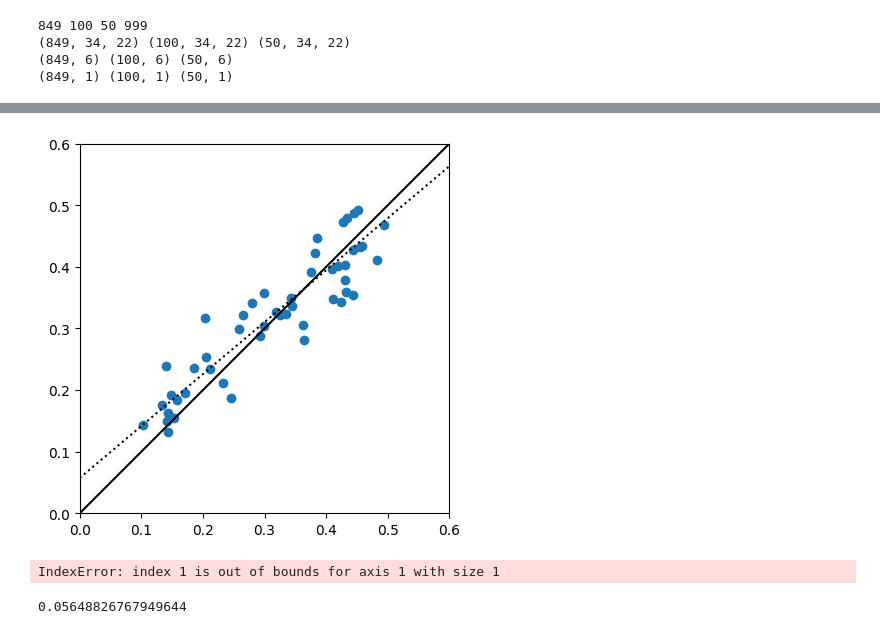
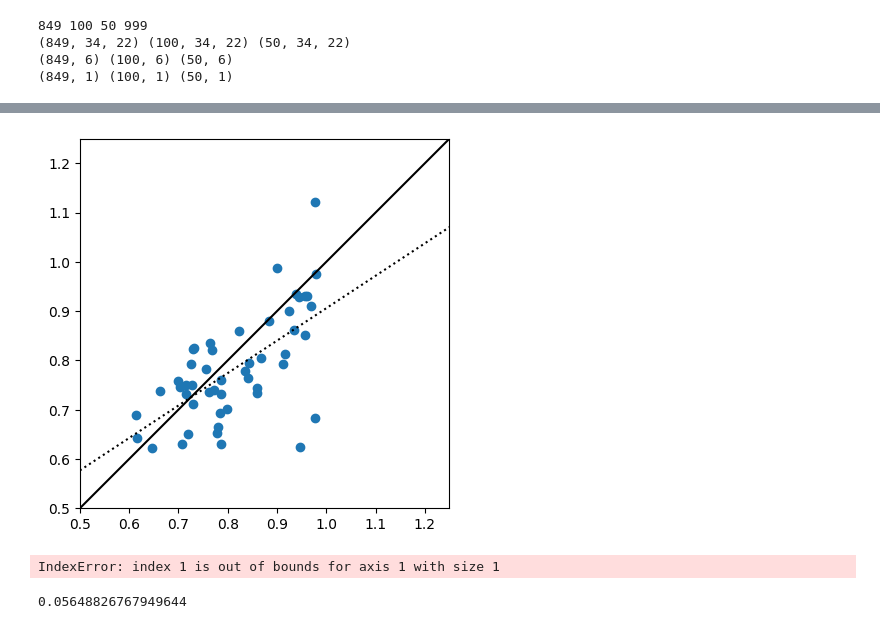
Before and after one commit to shubhagrawal30/CosmoIM, a Jupyter notebook: notebooks/neural_networks.ipynb, the cells around one changed output, grey strips where cells are left out. Drawn from its saved outputs; the diff is of its cells as text; code cells hidden in the pictures.

```diff
--- a/notebooks/neural_networks.ipynb
+++ b/notebooks/neural_networks.ipynb
@@ -201,7 +201,7 @@ print(train_y.shape, val_y.shape, test_y.shape)
 
 output_num = 1
 
-train_y, val_y, test_y = train_y[:,:output_num], val_y[:,:output_num], test_y[:,:output_num]
+train_y, val_y, test_y = train_y[:,1:2], val_y[:,1:2], test_y[:,1:2]
 print(train_y.shape, val_y.shape, test_y.shape)
 # %% [output]
 849 100 50 999
@@ -257,8 +257,8 @@ Non-trainable params: 0
 _________________________________________________________________
 # %%
 predictions = model.predict(test_x)
-upp_lims = [0.6, 1.25, 5, 4, 2, 2]
-low_lims = [0, 0.5, -1, 0, 0, 0]
+upp_lims = [0.6, 1.25, 5, 4, 2, 2][1:]
+low_lims = [0, 0.5, -1, 0, 0, 0][1:]
 for ind, (low_lim, upp_lim) in enumerate(zip(low_lims, upp_lims)):
     p = np.poly1d(np.polyfit(test_y[:, ind], predictions[:, ind], 1))
     plt.figure()
@@ -276,4 +276,4 @@ for ind, (low_lim, upp_lim) in enumerate(zip(low_lims, upp_lims)):
-[figure, old version]
+[figure, new version]
 IndexError: index 1 is out of bounds for axis 1 with size 1
 # %%
 np.sqrt(np.mean(((test_y[:, 0] - predictions[:, 0])) ** 2))
```
Also changed, not shown: parts of 2 cells of this notebook.
